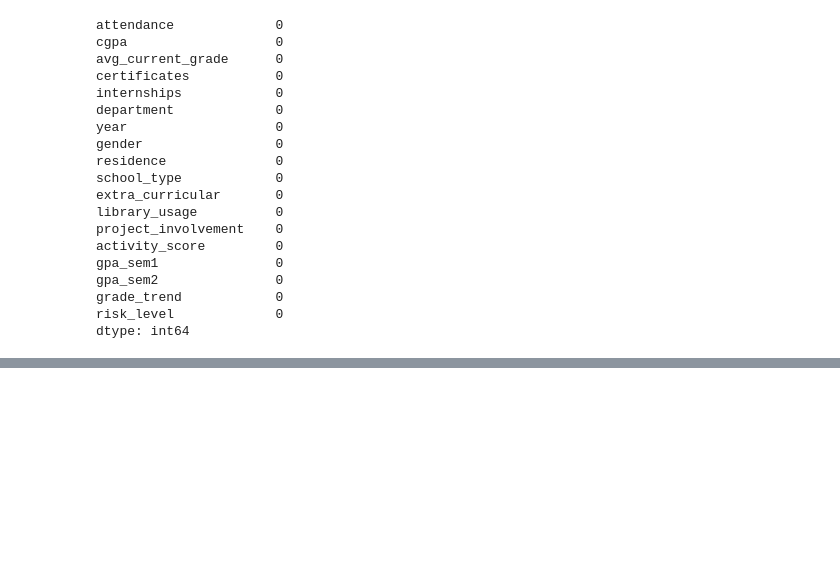
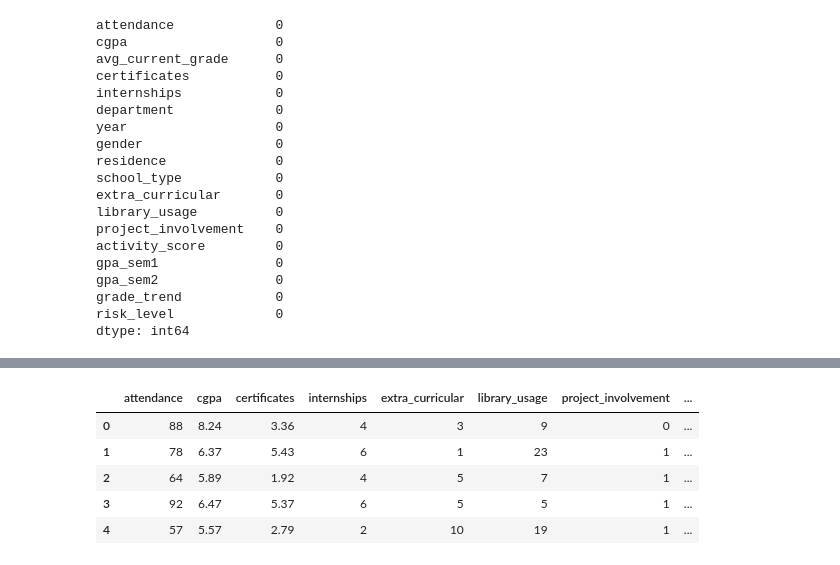
Before and after one commit to KeneanDita/GradeCast, a Jupyter notebook: GradeCast.ipynb, the cells around one changed output, grey strips where cells are left out. Cells and saved outputs as stored; diff of their text form; code cells hidden in the pictures; blank space fills up the shorter version.

```diff
--- a/GradeCast.ipynb
+++ b/GradeCast.ipynb
@@ -64,0 +94,9 @@ dtype: int64
+# %%
+features.head()
+# %% [output]
+|  | attendance | cgpa | certificates | internships | extra_curricular | library_usage | project_involvement | ... |
+| 0 | 88 | 8.24 | 3.36 | 4 | 3 | 9 | 0 | ... |
+| 1 | 78 | 6.37 | 5.43 | 6 | 1 | 23 | 1 | ... |
+| 2 | 64 | 5.89 | 1.92 | 4 | 5 | 7 | 1 | ... |
+| 3 | 92 | 6.47 | 5.37 | 6 | 5 | 5 | 1 | ... |
+| 4 | 57 | 5.57 | 2.79 | 2 | 10 | 19 | 1 | ... |
```
Also changed, not shown: parts of 7 cells of this notebook.
